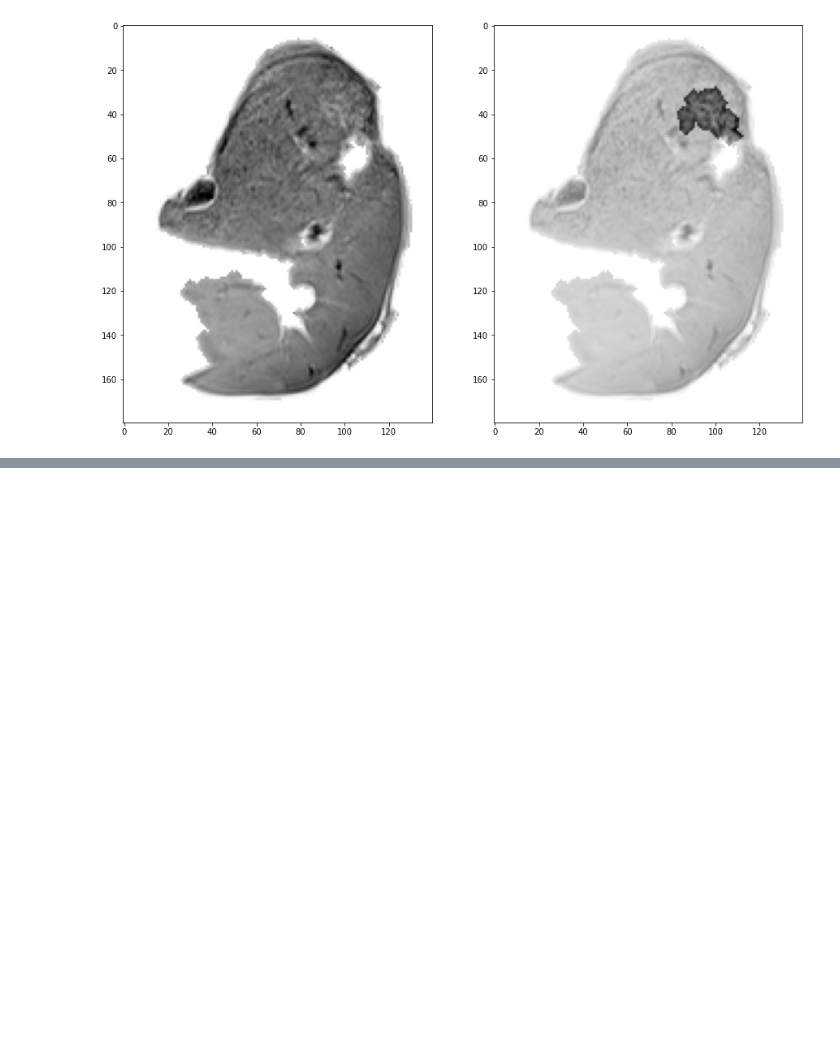
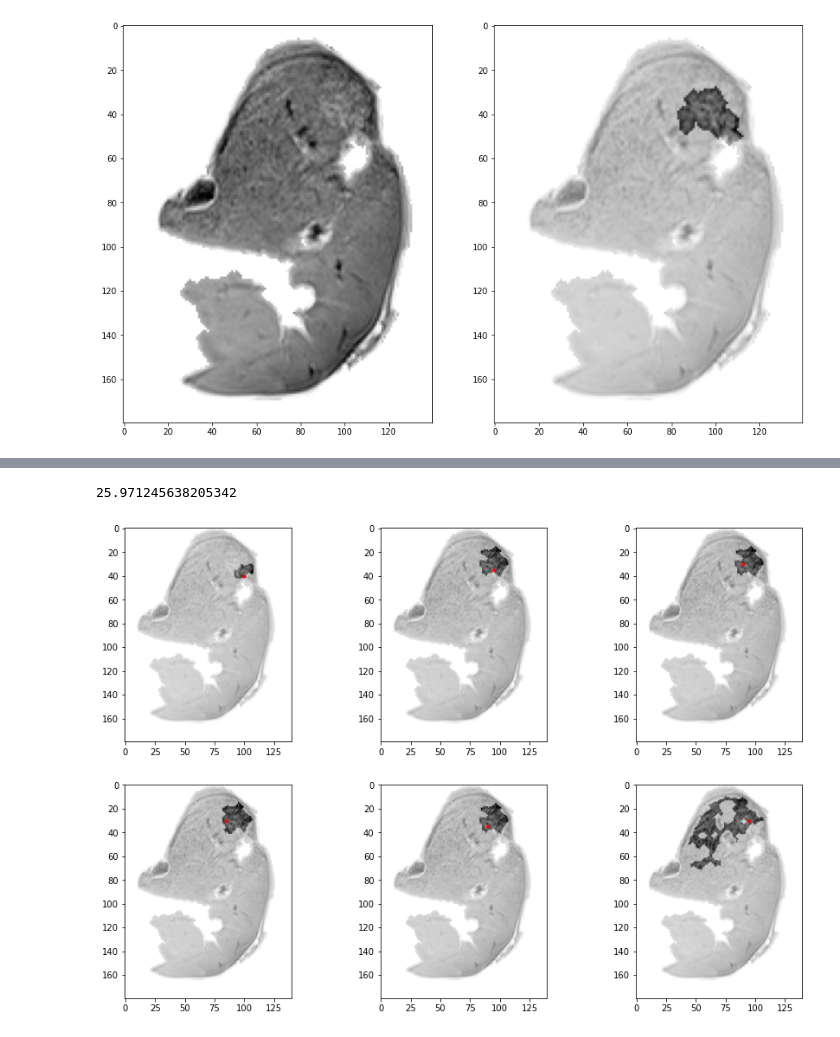
Before and after one commit to defrenned3238/WSBIM2243, a Jupyter notebook: WSBIM2243.ipynb, the cells around one changed output, grey strips where cells are left out. Drawn from its saved outputs; the diff is of its cells as text; code cells hidden in the pictures; blank space fills up the shorter version.

```diff
--- a/WSBIM2243.ipynb
+++ b/WSBIM2243.ipynb
@@ -732,0 +733,73 @@ plt.imshow((newDone*foieImage[5:315, 5:255]*1 + foieImage[5:315, 5:255])[150:290
+# %%
+def mean(A):
+    if len(A) == 0:
+        return 0
+    else:
+        return sum(A)/len(A)
+seeds = [[250, 80], [245, 75], [240, 70], [235, 70], [240, 75], [245, 70], [245, 80], [235, 75], [235, ]]
+# region growing in variance
+print(imagevar[250, 80])
+plt.figure(figsize=(15,10))
+for k in range(9):
+
+    toDoList = [seeds[k]]
+    done = []
+    doneData = []
+    image = imagevar.astype(np.int32)
+
+    #newimage = np.zeros(image.shape)
+    #for i in range(len(image)):
+    #    for j in range(len(image[0])):
+    #        newimage[i,j] = (20 < image[i, j] < 30)
+    #plt.imshow(newimage[150:290,40:220].T,cmap='Greys')
+
+    #plt.imshow(foieImage[150:290,40:220].T,cmap='Greys')
+
+    sensitivity = 4
+    while(len(toDoList) > 0):
+        if toDoList[0] in done:
+            toDoList.pop(0)
+        else:
+            tmp = toDoList.pop(0)
+            #print(tmp[0])
+            #print(abs(image[tmp[0]][tmp[1]] - image[tmp[0] - 1][tmp[1]]))
+            done.append(tmp)
+            doneData.append(image[tmp[0]][tmp[1]])
+            try:
+                if abs(mean(doneData) - image[tmp[0] - 1][tmp[1]]) < sensitivity:
+                    toDoList.append([tmp[0] - 1, tmp[1]])
+            except:
+                print('error')
+            try:
+                if abs(mean(doneData) - image[tmp[0] + 1][tmp[1]]) < sensitivity:
+                    toDoList.append([tmp[0] + 1, tmp[1]])
+            except:
+                print('error')
+            try:
+                if abs(mean(doneData) - image[tmp[0], tmp[1] - 1]) < sensitivity:
+                    toDoList.append([tmp[0], tmp[1] - 1])
+            except:
+                print('error')
+            try:
+                if abs(mean(doneData) - image[tmp[0]][tmp[1] + 1]) < sensitivity:
+                    toDoList.append([tmp[0], tmp[1] + 1])
+            except:
+                print('error')
+    done = np.array(done)
+    newDone = np.zeros(image.shape)
+    for i in done:
+        newDone[i[0], i[1]] = 1
+
+    kernel = np.ones((3,3),np.uint8)
+    kernel[0, 0] = 0
+    kernel[2, 0] = 0
+    kernel[0, 2] = 0
+    kernel[2, 2] = 0
+    newDone = cv2.dilate(newDone,kernel,iterations = 2)
+    newDone = cv2.erode(newDone,kernel,iterations = 2)
+    plt.subplot(3, 3, k+1)
+    plt.imshow((newDone*foieImage[5:315, 5:255]*1 + foieImage[5:315, 5:255])[150:290,40:220].T,cmap='Greys')
+    plt.plot(seeds[k][0]-150,seeds[k][1]-40, 'r.')
+# %% [output]
+25.971245638205342
+[figure, added]
```
Also changed, not shown: parts of 4 cells of this notebook.
